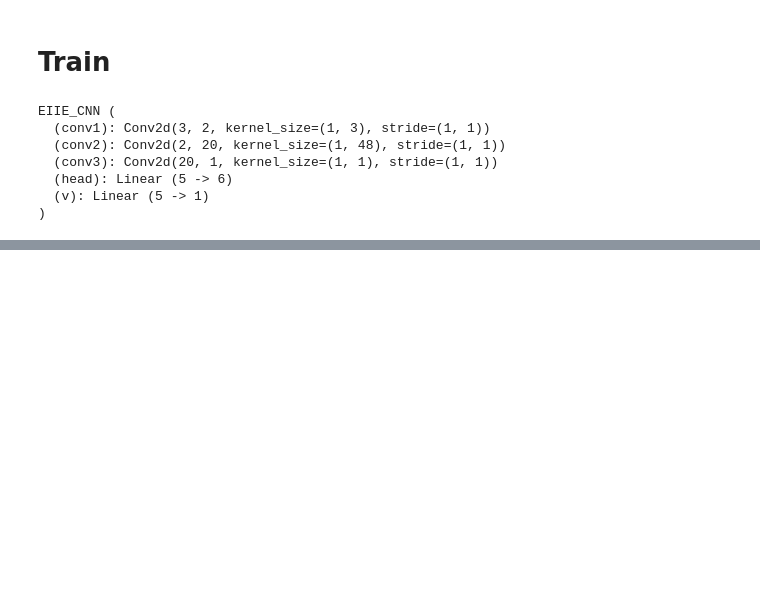
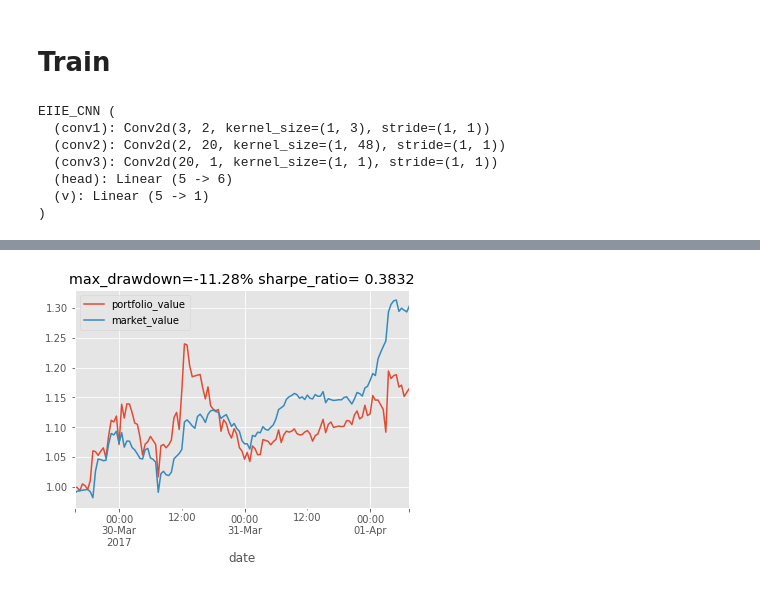
Before and after one commit to wassname/rl-portfolio-management, a Jupyter notebook: pytorch ppo.ipynb, the cells around one changed output, grey strips where cells are left out. Drawn from its saved outputs; the diff is of its cells as text; code cells hidden in the pictures; blank space fills up the shorter version.

```diff
--- a/pytorch ppo.ipynb
+++ b/pytorch ppo.ipynb
@@ -606,17 +609,19 @@ plt.show()
 # %%
 # env_test = env
 
 # Test
 model.train(False)
 state = env_test.reset()
 for i in range(250):
     state = Variable(torch.Tensor(state).unsqueeze(0))
     mu, sigma_sq, v = model(state)
     eps = torch.randn(mu.size())
     action = (mu + sigma_sq.sqrt() * Variable(eps))
     env_action = action.data.squeeze().numpy()
     state, reward, done, info = env_test.step(env_action)
     if done:
         break
 
-env.plot()
+env_test.plot()
+# %% [output]
+[figure, added]
```
Also changed, not shown: parts of 2 cells of this notebook.
